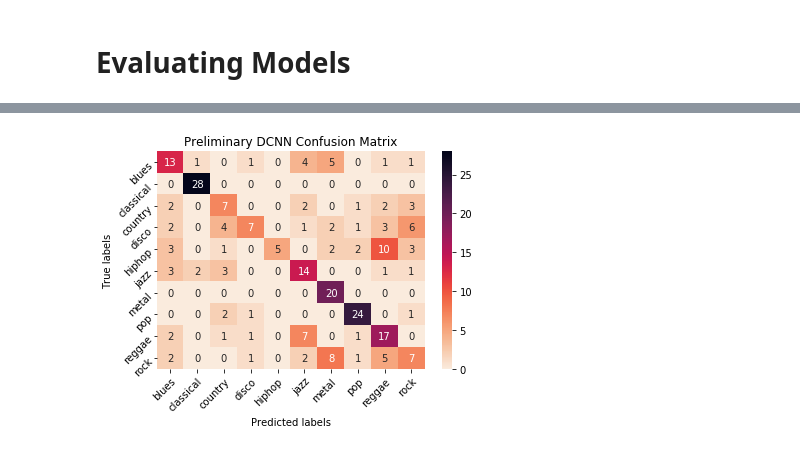
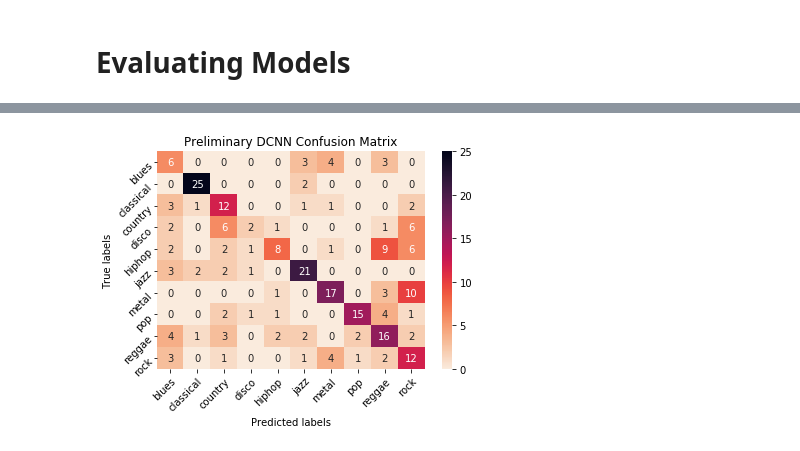
Before and after one commit to brendanyap/Genre-Classification, a Jupyter notebook: Tong_notebook.ipynb, the cells around one changed output, grey strips where cells are left out. Saved outputs shown, nothing was run; the diff lists cells and outputs as text; code cells hidden in the pictures.

```diff
--- a/Tong_notebook.ipynb
+++ b/Tong_notebook.ipynb
@@ -137,15 +137,14 @@ class Conv_Block(nn.Module):
 
         self.conv = nn.Conv1d(in_channels = in_planes, out_channels = planes, kernel_size = kernel_size, stride=stride)
         self.dropout = nn.Dropout(p=0.5)
-        self.maxpool = nn.MaxPool1d(kernel_size = pool_size)
+        self.maxpool = nn.AvgPool1d(kernel_size = pool_size)
         self.bnorm = nn.BatchNorm1d(num_features = planes)
 
     def forward(self, x):
-
         x = self.conv(x)
         x = self.dropout(x)
         x = self.maxpool(x)
-        x = self.bnorm(x)
+#         x = self.bnorm(x)
         x = F.relu(x)
 
         return x
@@ -197,13 +196,13 @@ class Conv(nn.Module):
 # Debugging
 
 # big big convnet
-conv_params = {
-    'input_length' : 16770,
-    'filters' : [8, 8, 8, 4],
-    'kernel_sizes' : [64, 32, 16, 8],
-    'strides' : [8, 4, 2, 1],
-    'max_pool_sizes' : [2, 2, 2, 2]
-}
+# conv_params = {
+#     'input_length' : 16770,
+#     'filters' : [8, 8, 8, 8],
+#     'kernel_sizes' : [64, 32, 16, 8],
+#     'strides' : [8, 4, 2, 1],
+#     'max_pool_sizes' : [2, 2, 2, 2]
+# }
 
 # smaller convnet
 # conv_params = {
@@ -215,13 +214,13 @@ conv_params = {
 # }
 
 # smallest convnet
-# conv_params = {
-#     'input_length' : 16770,
-#     'filters' : [8, 64],
-#     'kernel_sizes' : [64, 4],
-#     'strides' : [8, 2],
-#     'max_pool_sizes' : [32, 4]
-# }
+conv_params = {
+    'input_length' : 16770,
+    'filters' : [8, 64],
+    'kernel_sizes' : [64, 4],
+    'strides' : [8, 2],
+    'max_pool_sizes' : [32, 4]
+}
 
 # observation: this net works as long as we don't run out of elements to convolute across (no padding)
 
@@ -302,7 +301,7 @@ dconv_params = {
     'ker_size_1' : 64,
     'dialation_1' : 8,
     'avg_pool_size_1' : 32,
-    'num_filters_2' : 64,
+    'num_filters_2' : 4,
     'ker_size_2' : 16,
     'dialation_2' : 2,
     'avg_pool_size_2' : 4
@@ -471,7 +470,7 @@ dconv_opt = torch.optim.Adam(dconv_net.parameters(), lr=0.001)
 %%time
 # training and evaluating CNN
 
-train(conv_net, conv_crit, conv_opt, 20, genre_trainloader)
+train(conv_net, conv_crit, conv_opt, 30, genre_trainloader)
 test(conv_net, genre_testloader)
 net_confusion_matrix(conv_net, genre_testloader, Y_test, "Preliminary CNN")
 # %% [output]
@@ -496,7 +498,7 @@ Epoch: 9
 %%time
 # training and evaluating DCNN
 
-train(dconv_net, dconv_crit, dconv_opt, 20, genre_trainloader)
+train(dconv_net, dconv_crit, dconv_opt, 30, genre_trainloader)
 test(dconv_net, genre_testloader)
 net_confusion_matrix(dconv_net, genre_testloader, Y_test, "Preliminary DCNN")
 # %% [output]
@@ -520 +522 @@ Accuracy of the network on 250 test datapoints: 56.8%
-[figure, old version]
+[figure, new version]
```
Also changed, not shown: parts of 6 cells of this notebook, 1 other file.
